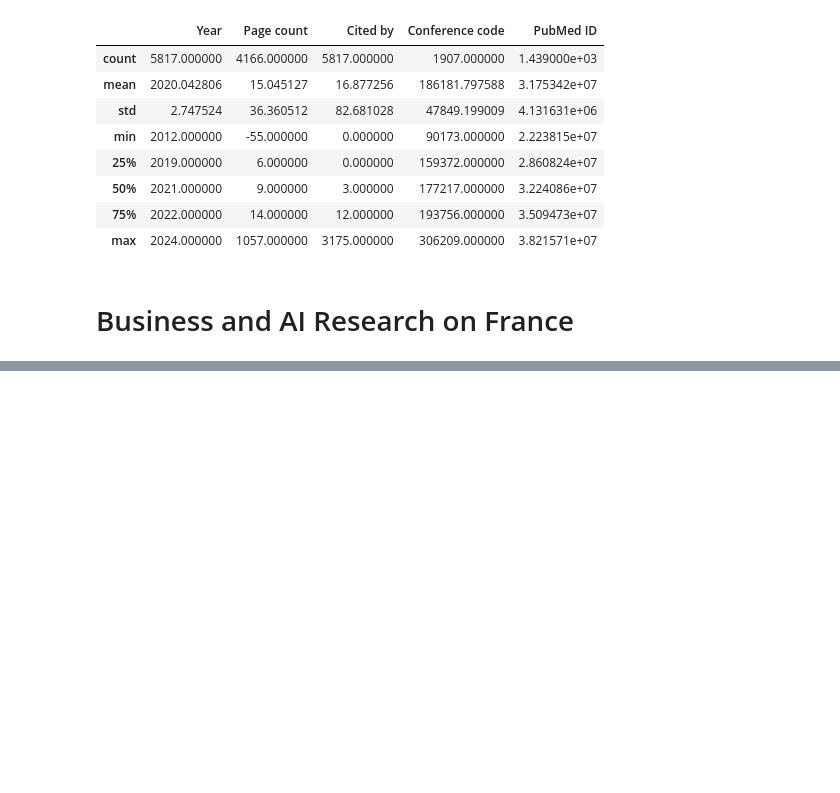
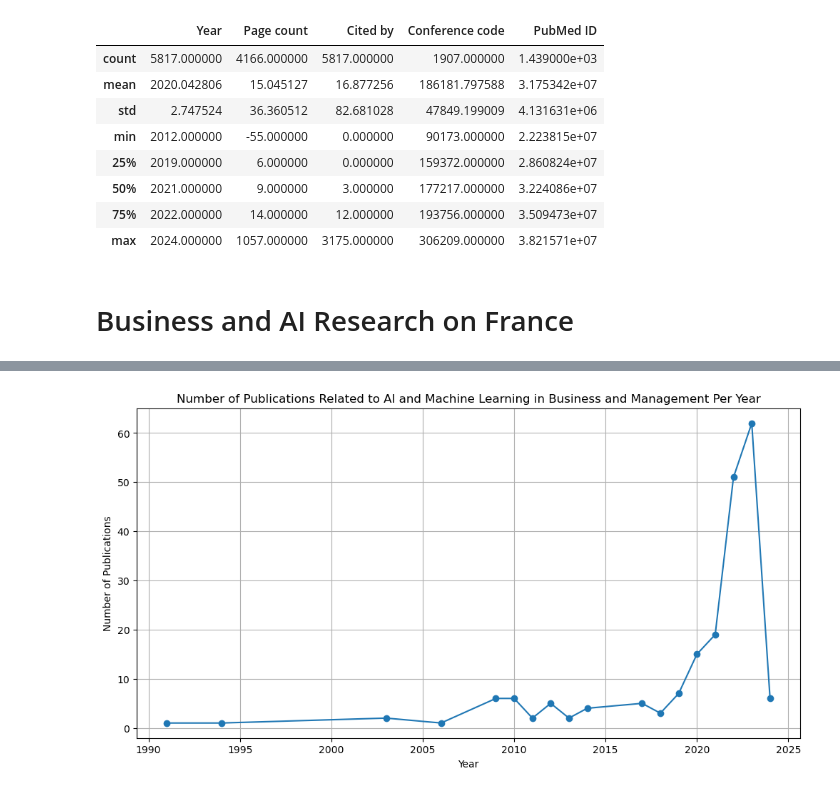
Before and after one commit to Jhonnatan7br/Impact-of-AI-in-organizations, a Jupyter notebook: Experiments/5_research.ipynb, the cells around one changed output, grey strips where cells are left out. Drawn from its saved outputs; the diff is of its cells as text; code cells hidden in the pictures; blank space fills up the shorter version.

```diff
--- a/Experiments/5_research.ipynb
+++ b/Experiments/5_research.ipynb
@@ -28,5 +36,6 @@ research.describe()
 # Business and AI Research on France
 # %%
 import pandas as pd
-research = pd.read_csv("C:/Users/Jhonnatan/Documents/GitHub/Impact-of-AI-in-organizations/Datasets/scopus_AI_business.csv")
-research.head()
+research_bs = pd.read_csv("C:/Users/Jhonnatan/Documents/GitHub/Impact-of-AI-in-organizations/Datasets/scopus_AI_business.csv")
+research_bs.head()
+data = research_bs
@@ -63,0 +51,15 @@ documents
+# %%
+# Filter the dataset for relevant publications (considering all as relevant for now)
+# and count the number of publications per year
+publication_count = data['Year'].value_counts().sort_index()
+
+# Plotting the trend
+plt.figure(figsize=(12, 6))
+plt.plot(publication_count.index, publication_count.values, marker='o')
+plt.title('Number of Publications Related to AI and Machine Learning in Business and Management Per Year')
+plt.xlabel('Year')
+plt.ylabel('Number of Publications')
+plt.grid(True)
+plt.show()
+# %% [output]
+[figure, added]
```
Also changed, not shown: parts of 7 cells of this notebook, 7 other files.
